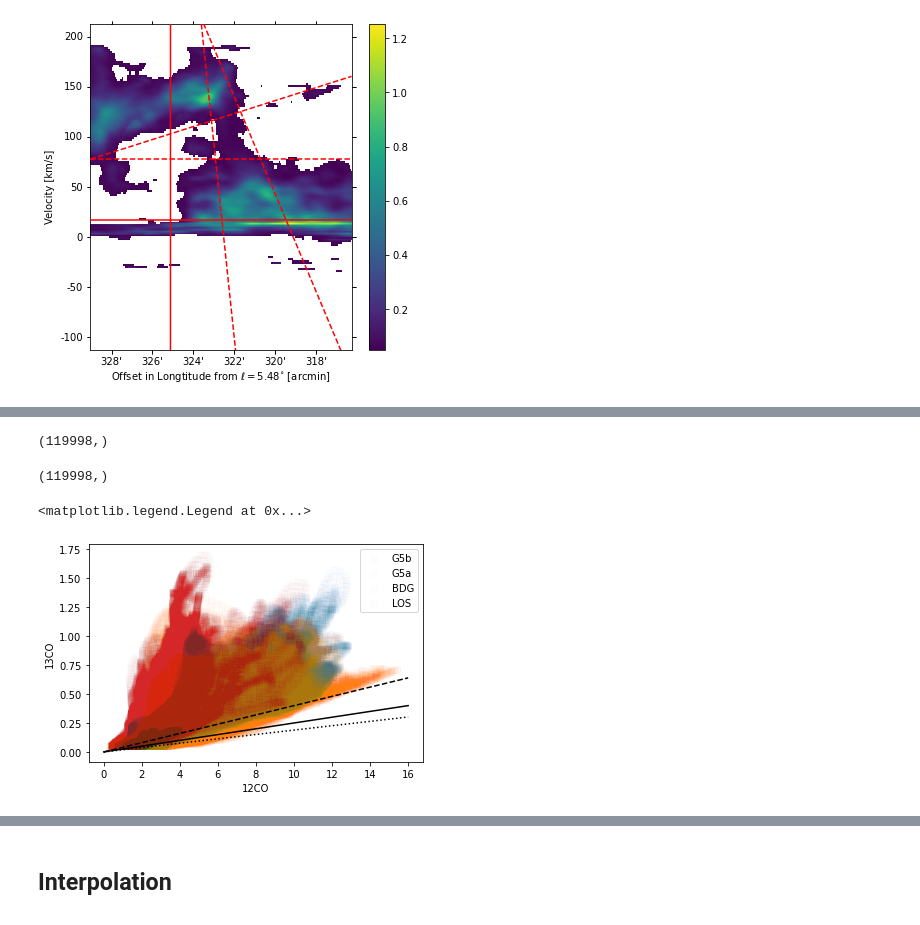
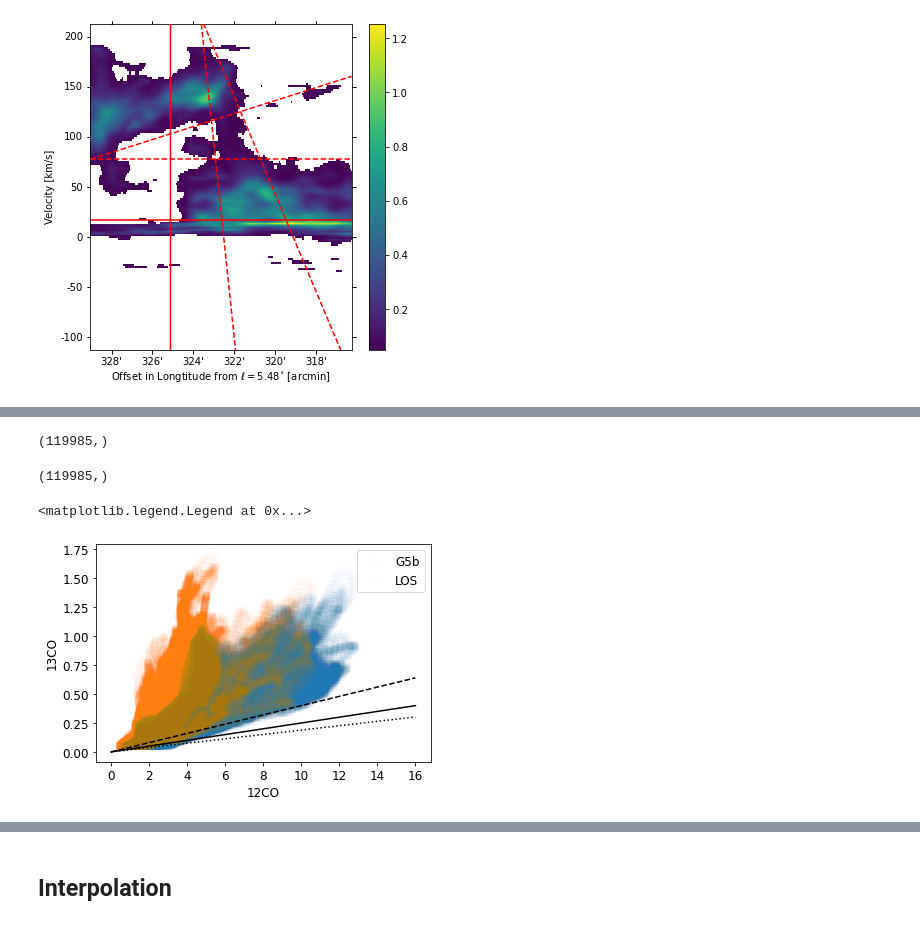
Before and after one commit to SpacialTree/clouds-g5-b1, a Jupyter notebook: downsampling.ipynb, the cells around one changed output, grey strips where cells are left out. Drawn from its saved outputs; the diff is of its cells as text; code cells hidden in the pictures.

```diff
--- a/downsampling.ipynb
+++ b/downsampling.ipynb
@@ -154,7 +154,7 @@ reproj_cube17 = spec_cube_17.reproject(spec_cube_29.header)
 WARNING: PossiblySlowWarning: This function (<function BaseSpectralCube.reproject at 0x...>) requires loading the entire cube into memory and may therefore be slow. [spectral_cube.utils]
 # %%
 mas_29_1 = spec_cube_29 > 5*0.01*u.K#5 * 0.001*u.K
-mas_17_1 = reproj_cube17 > 5*0.05*u.K#40*5 * 0.0003*u.K
+mas_17_1 = reproj_cube17 > 40*0.01*u.K#40*5 * 0.0003*u.K
 # %%
 mas_29_1.shape
 # %% [output]
@@ -342,11 +343,11 @@ cu_17_bridge = reproj_cube17.with_mask(mas_17_1).with_mask(mas_29_1).with_mask(m
 # %%
 cu_29_LOS.shape
 # %% [output]
-(119998,)
+(119985,)
 # %%
 cu_17_LOS.shape
 # %% [output]
-(119998,)
+(119985,)
 # %%
 x = np.linspace(0, 16, num=50)
 y_rat_2 = y(x, 40)
@@ -355,21 +356,21 @@ y_rat_4 = y(x, 53)
 # %%
 # color code with regions? velocity brigd, G5a, G5b, line of sight
 plt.scatter(cu_17_G5b, cu_29_G5b, marker=',', alpha=0.01, label='G5b')
-plt.scatter(cu_17_G5a, cu_29_G5a, marker=',', alpha=0.01, label='G5a')
-plt.scatter(cu_17_bridge, cu_29_bridge, marker=',', alpha=0.01, label='BDG')
+#plt.scatter(cu_17_G5a, cu_29_G5a, marker=',', alpha=0.01, label='G5a')
+#plt.scatter(cu_17_bridge, cu_29_bridge, marker=',', alpha=0.01, label='BDG')
 plt.scatter(cu_17_LOS, cu_29_LOS, marker=',', alpha=0.01, label='LOS')
 
 plt.xlabel('12CO')
 plt.ylabel('13CO')
 #plt.ylim(0, 0.25)
 plt.plot(x, y_rat_2, color='k', linestyle='solid')
 plt.plot(x, y_rat_3, color='k', linestyle='dashed')
 plt.plot(x, y_rat_4, color='k', linestyle='dotted')
 
 plt.legend()
 # %% [output]
 <matplotlib.legend.Legend at 0x...>
-[figure, old version]
+[figure, new version]
 # %%
 fig, axes = plt.subplots(2, 2, sharex=True, sharey=True)
 fig.set_size_inches(8,6)
```
Also changed, not shown: parts of 25 cells of this notebook, 4 other files.
